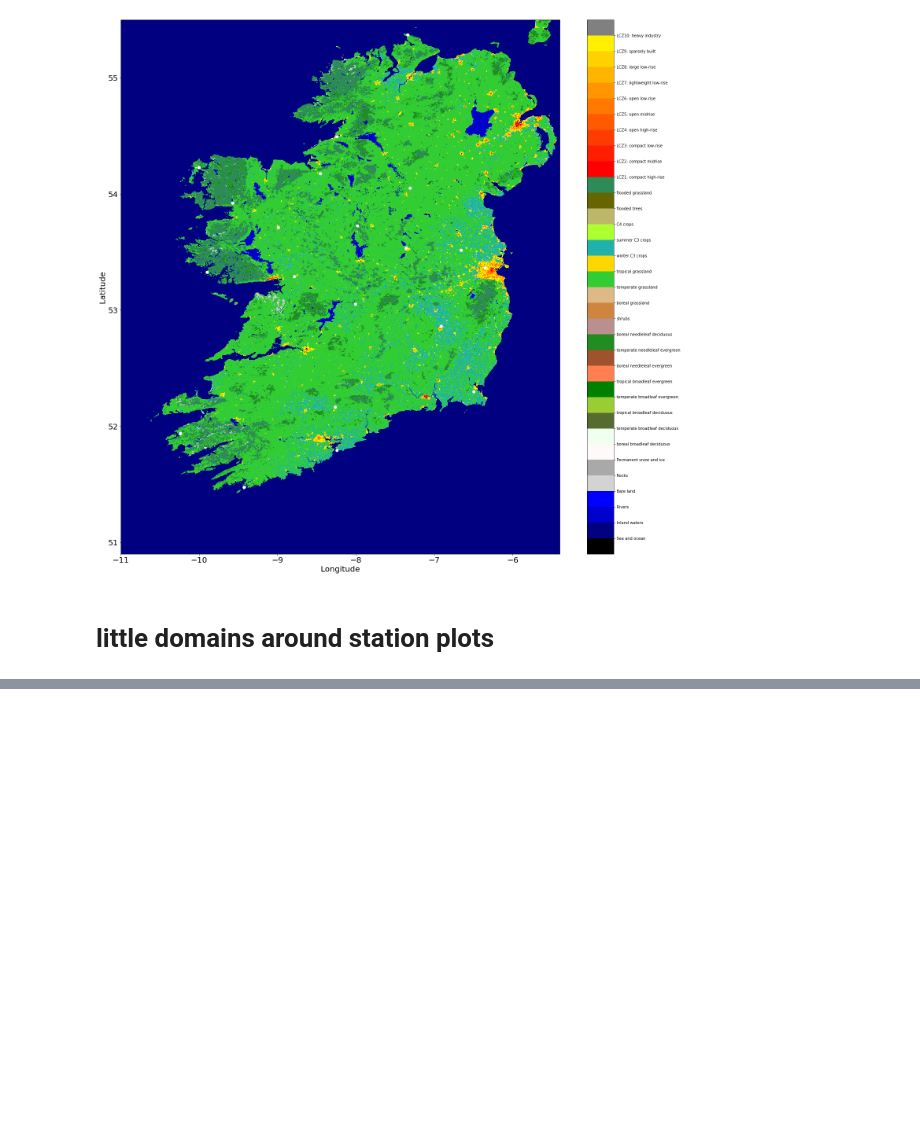
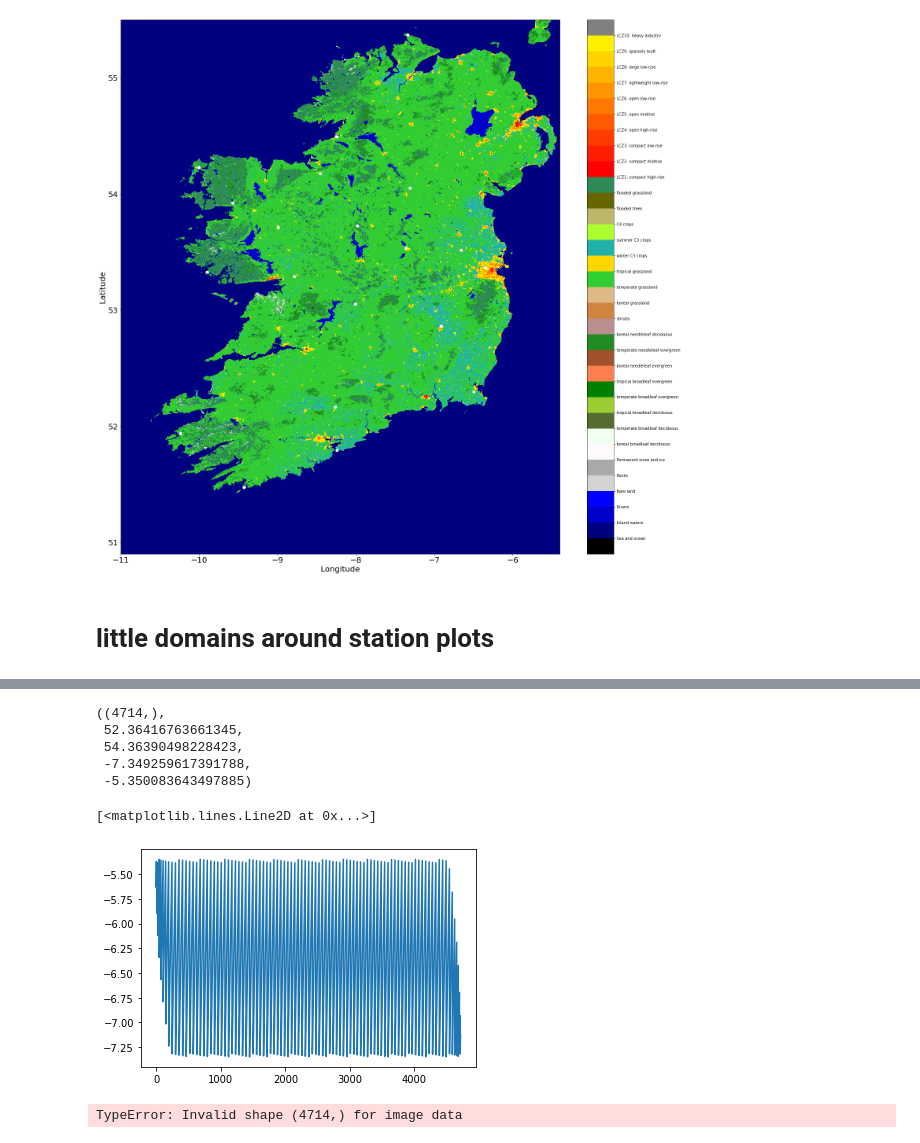
Before and after one commit to gbessardon/patches, a Jupyter notebook: Stations_patches.ipynb, the cells around one changed output, grey strips where cells are left out. Cells and saved outputs as stored; diff of their text form; code cells hidden in the pictures; blank space fills up the shorter version.

```diff
--- a/Stations_patches.ipynb
+++ b/Stations_patches.ipynb
@@ -227,0 +292,18 @@ cb.set_ticklabels(covername)
+# %%
+data, lats, lons = grb.data(lat1=latmin,lat2=latmax,lon1=lonmin,lon2=lonmax)
+data.shape, lats.min(), lats.max(), lons.min(), lons.max()
+# %% [output]
+((4714,),
+ 52.36416763661345,
+ 54.36390498228423,
+ -7.349259617391788,
+ -5.350083643497885)
+# %%
+plt.plot(lons)
+# %% [output]
+[<matplotlib.lines.Line2D at 0x...>]
+[figure, added]
+# %%
+ax.matshow(data)
+# %% [output]
+TypeError: Invalid shape (4714,) for image data
```
Also changed, not shown: parts of 8 cells of this notebook.
